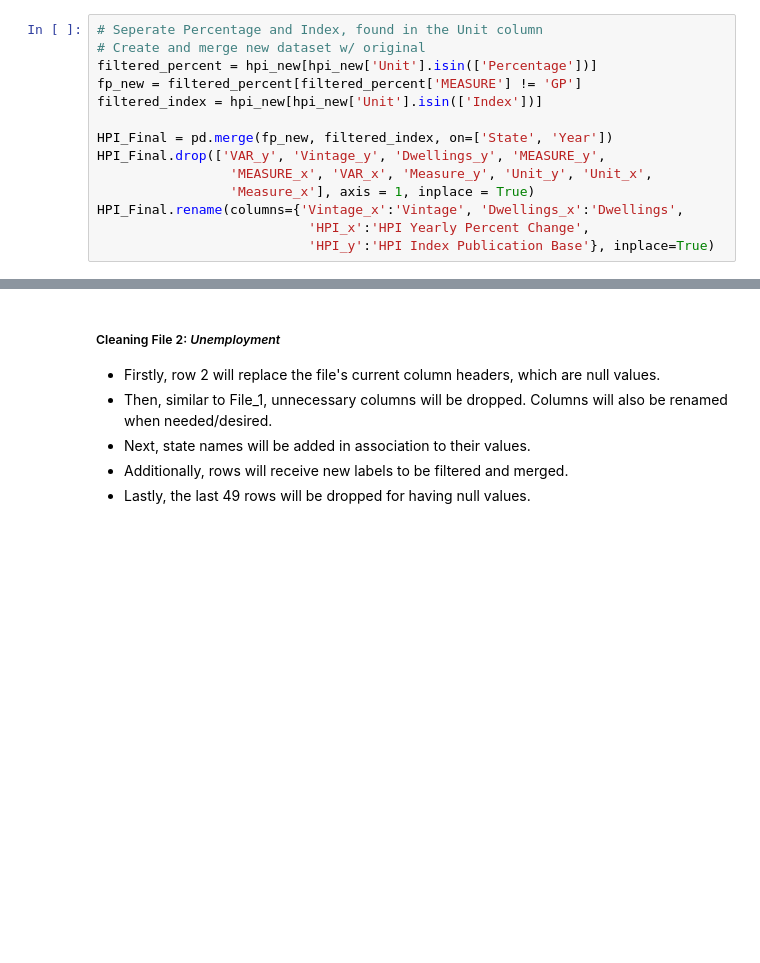
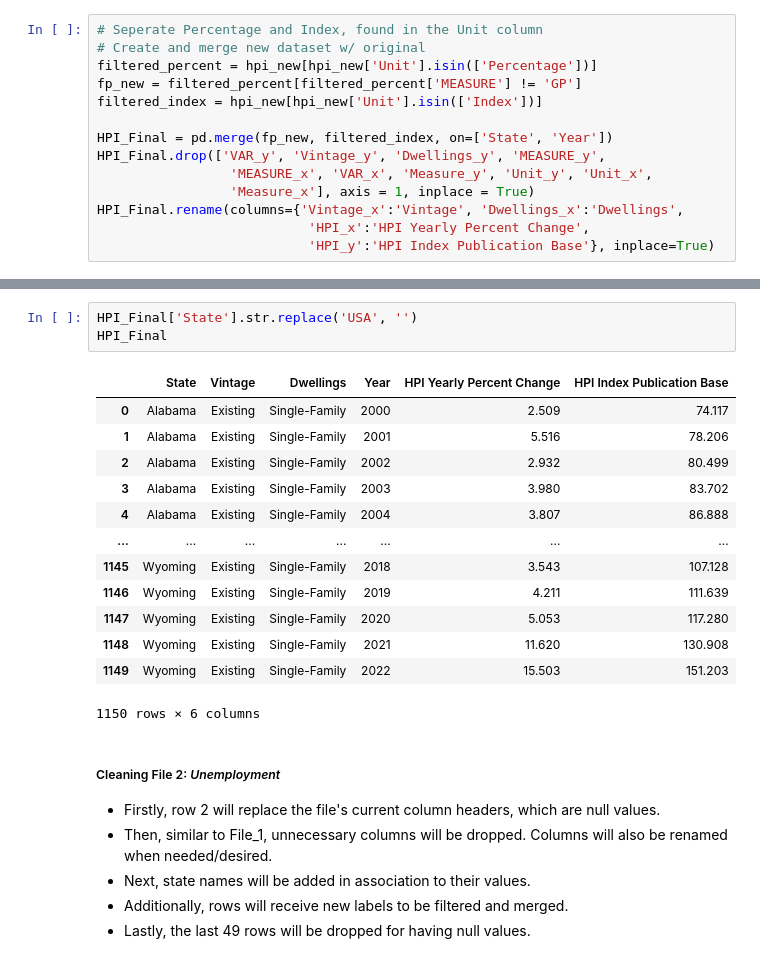
Before and after one commit to MegRob050/Projects, a Jupyter notebook: Inflation, HPI, and Unemployement.ipynb, the cells around one changed output, grey strips where cells are left out. Saved outputs shown, nothing was run; the diff lists cells and outputs as text; blank space fills up the shorter version.

```diff
--- a/Inflation, HPI, and Unemployement.ipynb
+++ b/Inflation, HPI, and Unemployement.ipynb
@@ -80,3 +77,20 @@ HPI_Final
+# %%
+HPI_Final['State'].str.replace('USA', '')
+HPI_Final
+# %% [output]
+|  | State | Vintage | Dwellings | Year | HPI Yearly Percent Change | HPI Index Publication Base |
+| 0 | Alabama | Existing | Single-Family | 2000 | 2.509 | 74.117 |
+| 1 | Alabama | Existing | Single-Family | 2001 | 5.516 | 78.206 |
+| 2 | Alabama | Existing | Single-Family | 2002 | 2.932 | 80.499 |
+| 3 | Alabama | Existing | Single-Family | 2003 | 3.980 | 83.702 |
+| 4 | Alabama | Existing | Single-Family | 2004 | 3.807 | 86.888 |
+| ... | ... | ... | ... | ... | ... | ... |
+| 1145 | Wyoming | Existing | Single-Family | 2018 | 3.543 | 107.128 |
+| 1146 | Wyoming | Existing | Single-Family | 2019 | 4.211 | 111.639 |
+| 1147 | Wyoming | Existing | Single-Family | 2020 | 5.053 | 117.280 |
+| 1148 | Wyoming | Existing | Single-Family | 2021 | 11.620 | 130.908 |
+| 1149 | Wyoming | Existing | Single-Family | 2022 | 15.503 | 151.203 |
+1150 rows × 6 columns
 # %% [markdown]
 ##### Cleaning File 2: _Unemployment_
 - Firstly, row 2 will replace the file's current column headers, which are null values.
```
Also changed, not shown: parts of 5 cells of this notebook, 1 other file.
